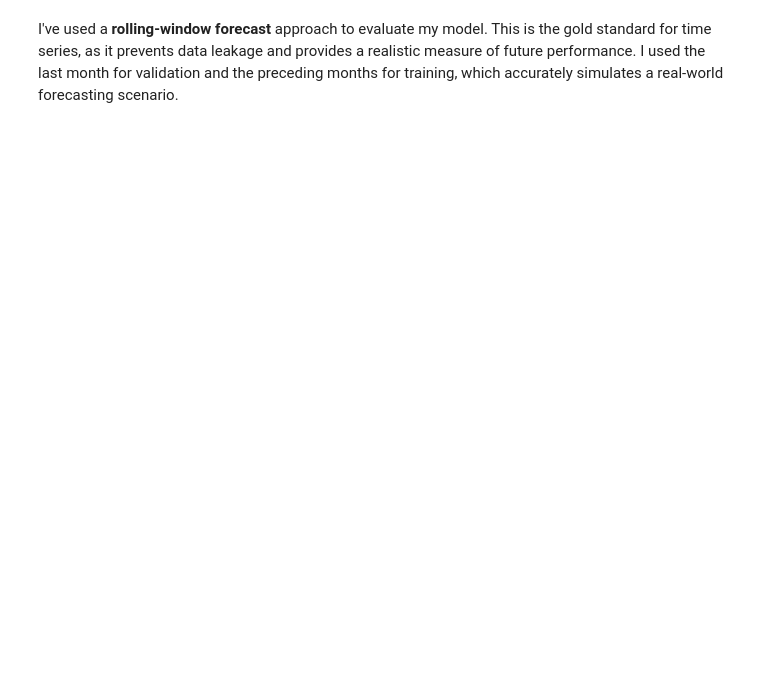
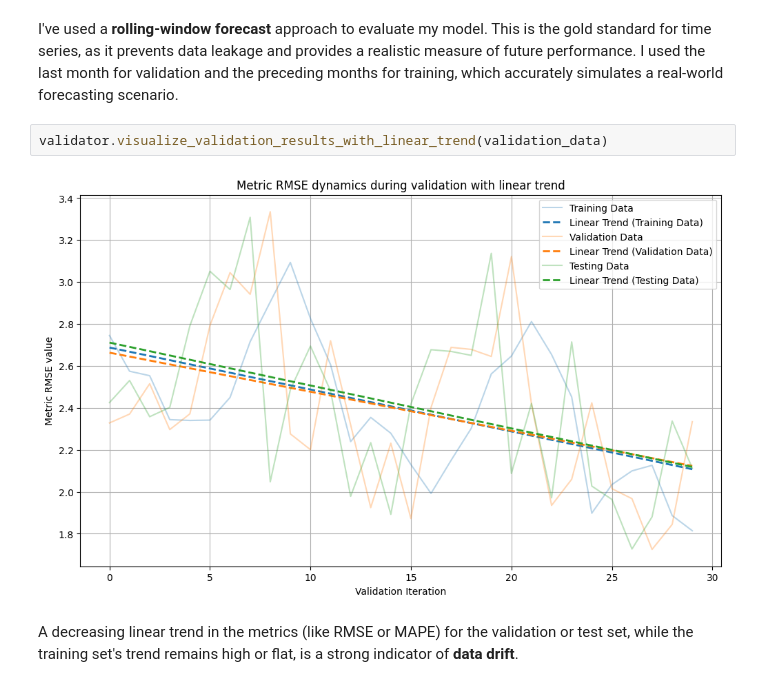
Before and after one commit to ffjjzz/InnowiseInternship, a Jupyter notebook: notebooks/validation_schema_test.ipynb, the cells around one changed output. Drawn from its saved outputs; the diff is of its cells as text; blank space fills up the shorter version.

```diff
--- a/notebooks/validation_schema_test.ipynb
+++ b/notebooks/validation_schema_test.ipynb
@@ -82,2 +85,8 @@ validator.validate(models, splits, "item_cnt_month")
 # %% [markdown]
 I've used a **rolling-window forecast** approach to evaluate my model. This is the gold standard for time series, as it prevents data leakage and provides a realistic measure of future performance. I used the last month for validation and the preceding months for training, which accurately simulates a real-world forecasting scenario.
+# %%
+validator.visualize_validation_results_with_linear_trend(validation_data)
+# %% [output]
+[figure, added]
+# %% [markdown]
+A decreasing linear trend in the metrics (like RMSE or MAPE) for the validation or test set, while the training set's trend remains high or flat, is a strong indicator of **data drift**.
```
Also changed, not shown: parts of 10 cells of this notebook, 10 other files.
